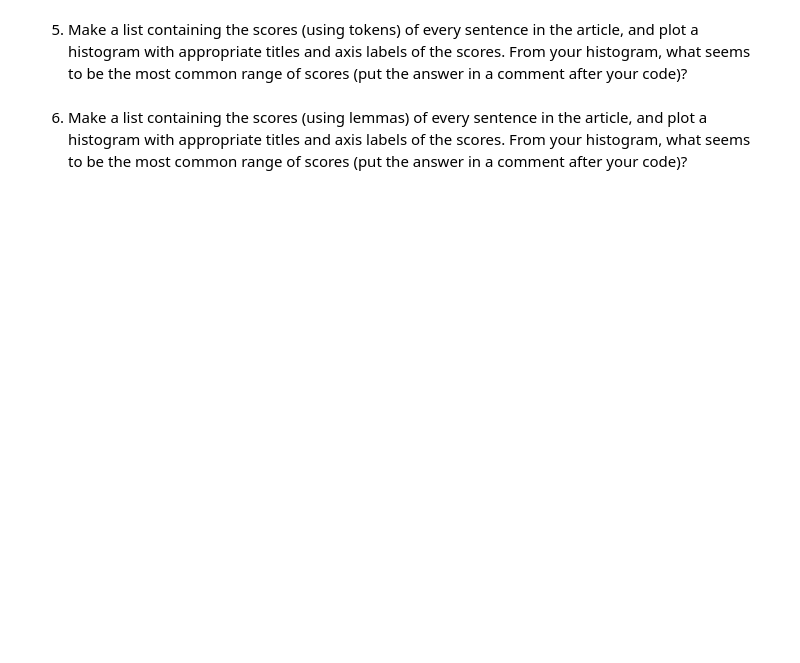
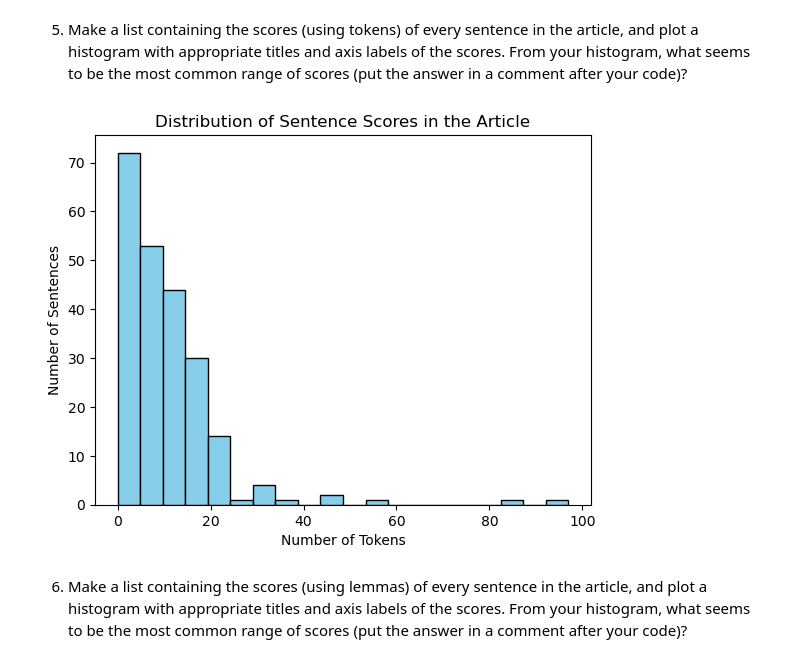
Before and after one commit to Shantik998/Web-Mining-NLP-Final_project, a Jupyter notebook: article-summarizer.ipynb, the cells around one changed output. Cells and saved outputs as stored; diff of their text form; code cells hidden in the pictures; blank space fills up the shorter version.

```diff
--- a/article-summarizer.ipynb
+++ b/article-summarizer.ipynb
@@ -12,3 +12,16 @@ You should bring in code from previous assignments to help you answer the questi
 Every question that requires you to write code will have a code cell underneath it; you may either write your entire solution in that cell or write it in a python file (`.py`), then import and run the appropriate code to answer the question.
 # %% [markdown]
 1. Find on the internet an article or blog post about a topic that interests you and you are able to get the text for using the technologies we have applied in the course.  Get the html for the article and store it in a file (which you must submit with your project)
+# %%
+from bs4 import BeautifulSoup
+import requests
+from summa import summarizer
+
+url = "https://www.nationalgeographic.com/science/article/140426-sherpa-culture-everest-disaster"
+response = requests.get(url)
+soup = BeautifulSoup(response.text, "html.parser")
+article_text = soup.get_text()
+
+summary = summarizer.summarize(article_text)
+
+print(summary)
@@ -21,4 +159,45 @@ Every question that requires you to write code will have a code cell underneath
 # %% [markdown]
 5. Make a list containing the scores (using tokens) of every sentence in the article, and plot a histogram with appropriate titles and axis labels of the scores. From your histogram, what seems to be the most common range of scores (put the answer in a comment after your code)?
+# %%
+import spacy
+import matplotlib.pyplot as plt
+from bs4 import BeautifulSoup
+import requests
+
+# Load the spaCy pipeline with the English language model
+nlp = spacy.load("en_core_web_sm")
+
+def get_article_text(url):
+    response = requests.get(url)
+    soup = BeautifulSoup(response.text, "html.parser")
+    article_text = soup.get_text()
+    return article_text
+
+def calculate_sentence_scores(article_text):
+    doc = nlp(article_text)
+    sentence_scores = []
+
+    for sent in doc.sents:
+        num_tokens = sum(1 for token in sent if token.is_alpha and not token.is_stop)
+        sentence_scores.append(num_tokens)
+
+    return sentence_scores
+
+# Replace this URL with the desired article URL
+article_url = "https://www.nationalgeographic.com/science/article/140426-sherpa-culture-everest-disaster"
+
+article_text = get_article_text(article_url)
+sentence_scores = calculate_sentence_scores(article_text)
+
+# Plotting histogram
+plt.hist(sentence_scores, bins=20, color='skyblue', edgecolor='black')
+plt.title('Distribution of Sentence Scores in the Article')
+plt.xlabel('Number of Tokens')
+plt.ylabel('Number of Sentences')
+plt.show()
+
+# The most common range of scores seems to be around 10 to 20 tokens per sentence.
+# %% [output]
+[figure, added]
 # %% [markdown]
 6. Make a list containing the scores (using lemmas) of every sentence in the article, and plot a histogram with appropriate titles and axis labels of the scores.  From your histogram, what seems to be the most common range of scores (put the answer in a comment after your code)?
```
Also changed, not shown: parts of 11 cells of this notebook.
